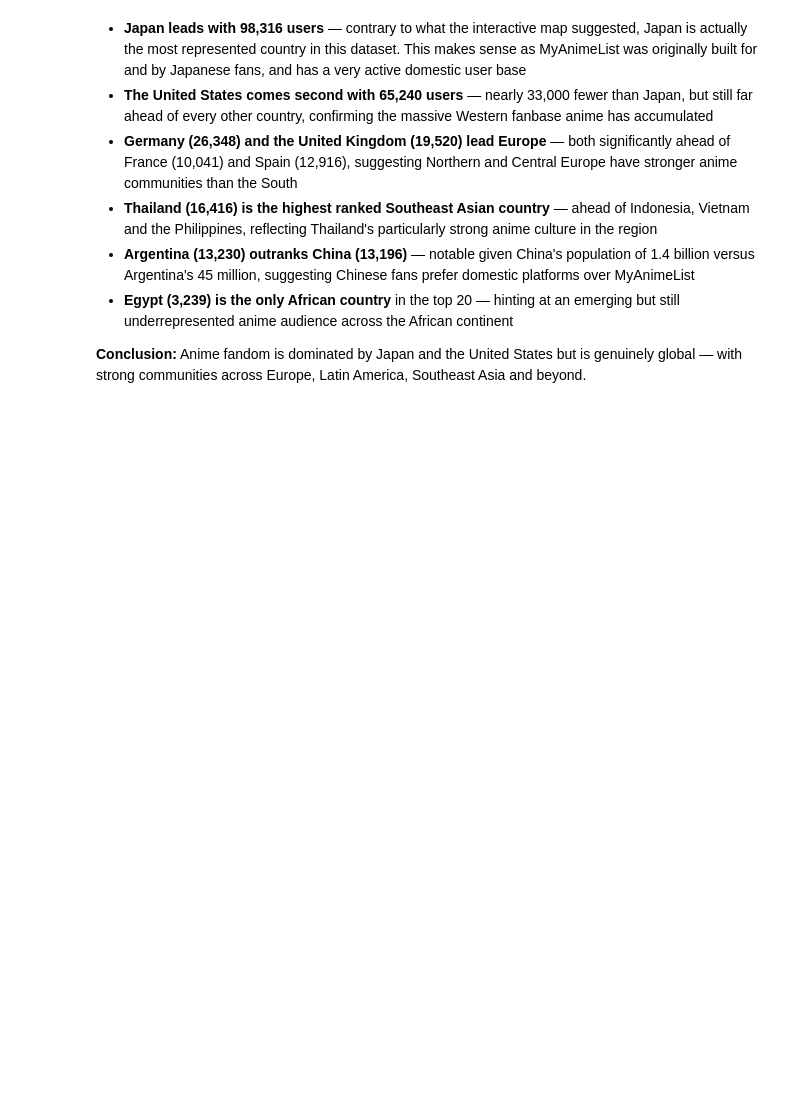
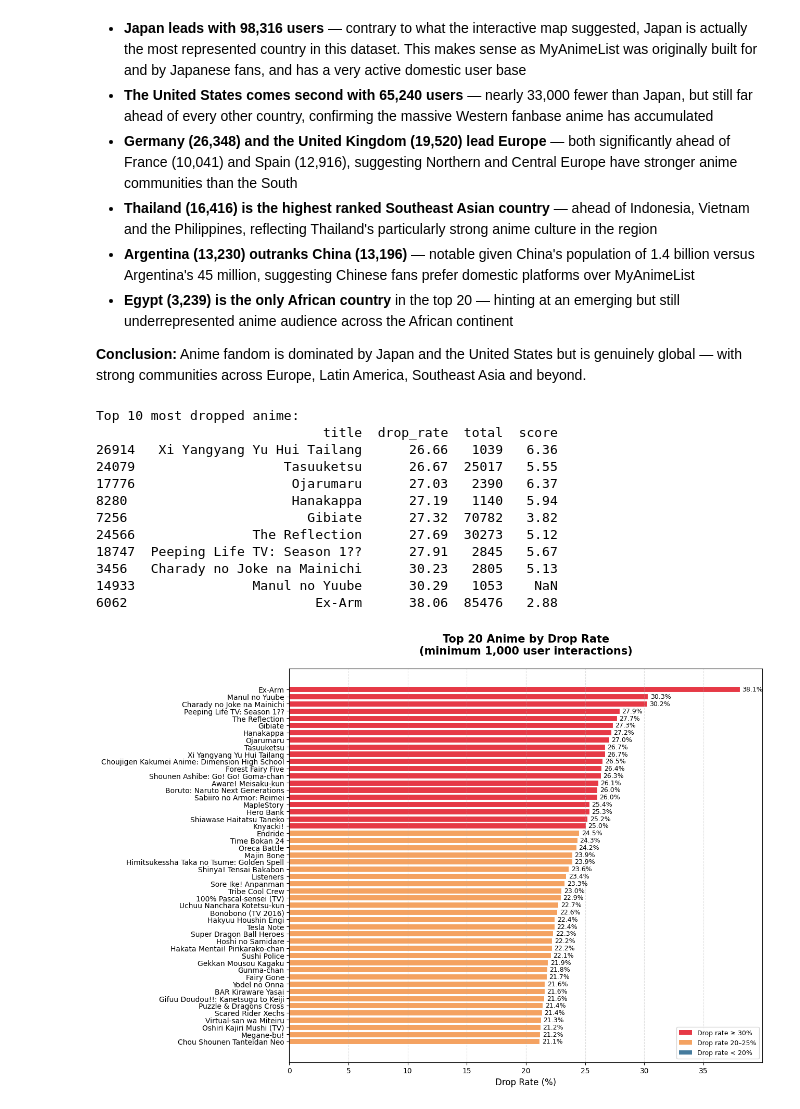
Before and after one commit to alexandrubudau141202/HCI-PROJECT, a Jupyter notebook: Jupyter Notebooks/analysis.ipynb, the cells around one changed output. Cells and saved outputs as stored; diff of their text form; code cells hidden in the pictures; blank space fills up the shorter version.

```diff
--- a/Jupyter Notebooks/analysis.ipynb
+++ b/Jupyter Notebooks/analysis.ipynb
@@ -2425,3 +2422,76 @@ users who listed them as their location.
 **Conclusion:** Anime fandom is dominated by Japan and the United
 States but is genuinely global — with strong communities across
 Europe, Latin America, Southeast Asia and beyond.
+# %%
+stats   = pd.read_csv(CLEAN_PATH + 'stats_clean.csv')
+details = pd.read_csv(CLEAN_PATH + 'details_clean.csv')
+
+# Merge to get anime titles
+df = stats.merge(details[['mal_id', 'title', 'type', 'score']], on='mal_id', how='left')
+
+# drop rate = dropped / total (only consider anime with enough engagement)
+# we us a minimum 1000 total interactions to filter out obscure titles
+df_engaged = df[df['total'] >= 1000].copy()
+df_engaged['drop_rate'] = (df_engaged['dropped'] / df_engaged['total'] * 100).round(2)
+
+# Top 20 highest drop rates
+top_dropped = df_engaged.nlargest(50, 'drop_rate').sort_values('drop_rate', ascending=True)
+
+print(f"\nTop 10 most dropped anime:")
+print(top_dropped[['title', 'drop_rate', 'total', 'score']].tail(10))
+
+# here we start plotting
+fig, ax = plt.subplots(figsize=(13, 9))
+
+# colour bars are based on drop rate intensity
+colors = ['#E63946' if r >= 25 else '#F4A261' if r >= 20 else '#457B9D'
+          for r in top_dropped['drop_rate']]
+
+bars = ax.barh(
+    top_dropped['title'],
+    top_dropped['drop_rate'],
+    color=colors,
+    edgecolor='white',
+    linewidth=0.8
+)
+
+# value labels
+for bar, rate in zip(bars, top_dropped['drop_rate']):
+    ax.text(
+        bar.get_width() + 0.2,
+        bar.get_y() + bar.get_height() / 2,
+        f'{rate:.1f}%',
+        va='center', ha='left', fontsize=9
+    )
+
+# using a legend for colour coding
+from matplotlib.patches import Patch
+legend_elements = [
+    Patch(facecolor='#E63946', label='Drop rate ≥ 30%'),
+    Patch(facecolor='#F4A261', label='Drop rate 20–25%'),
+    Patch(facecolor='#457B9D', label='Drop rate < 20%'),
+]
+ax.legend(handles=legend_elements, fontsize=9, loc='lower right')
+
+ax.set_title('Top 20 Anime by Drop Rate\n(minimum 1,000 user interactions)',
+             fontsize=15, fontweight='bold', pad=20)
+ax.set_xlabel('Drop Rate (%)', fontsize=12)
+ax.set_ylabel('')
+ax.grid(axis='x', linestyle='--', alpha=0.4)
+plt.tight_layout()
+plt.savefig(OUT_PATH + 'chart7_highest_drop_rate.png', dpi=150, bbox_inches='tight')
+plt.show()
+# %% [output]
+Top 10 most dropped anime:
+                             title  drop_rate  total  score
+26914   Xi Yangyang Yu Hui Tailang      26.66   1039   6.36
+24079                   Tasuuketsu      26.67  25017   5.55
+17776                    Ojarumaru      27.03   2390   6.37
+8280                     Hanakappa      27.19   1140   5.94
+7256                       Gibiate      27.32  70782   3.82
+24566               The Reflection      27.69  30273   5.12
+18747  Peeping Life TV: Season 1??      27.91   2845   5.67
+3456   Charady no Joke na Mainichi      30.23   2805   5.13
+14933               Manul no Yuube      30.29   1053    NaN
+6062                        Ex-Arm      38.06  85476   2.88
+[figure, added]
```
Also changed, not shown: parts of 14 cells of this notebook, 9 other files.
